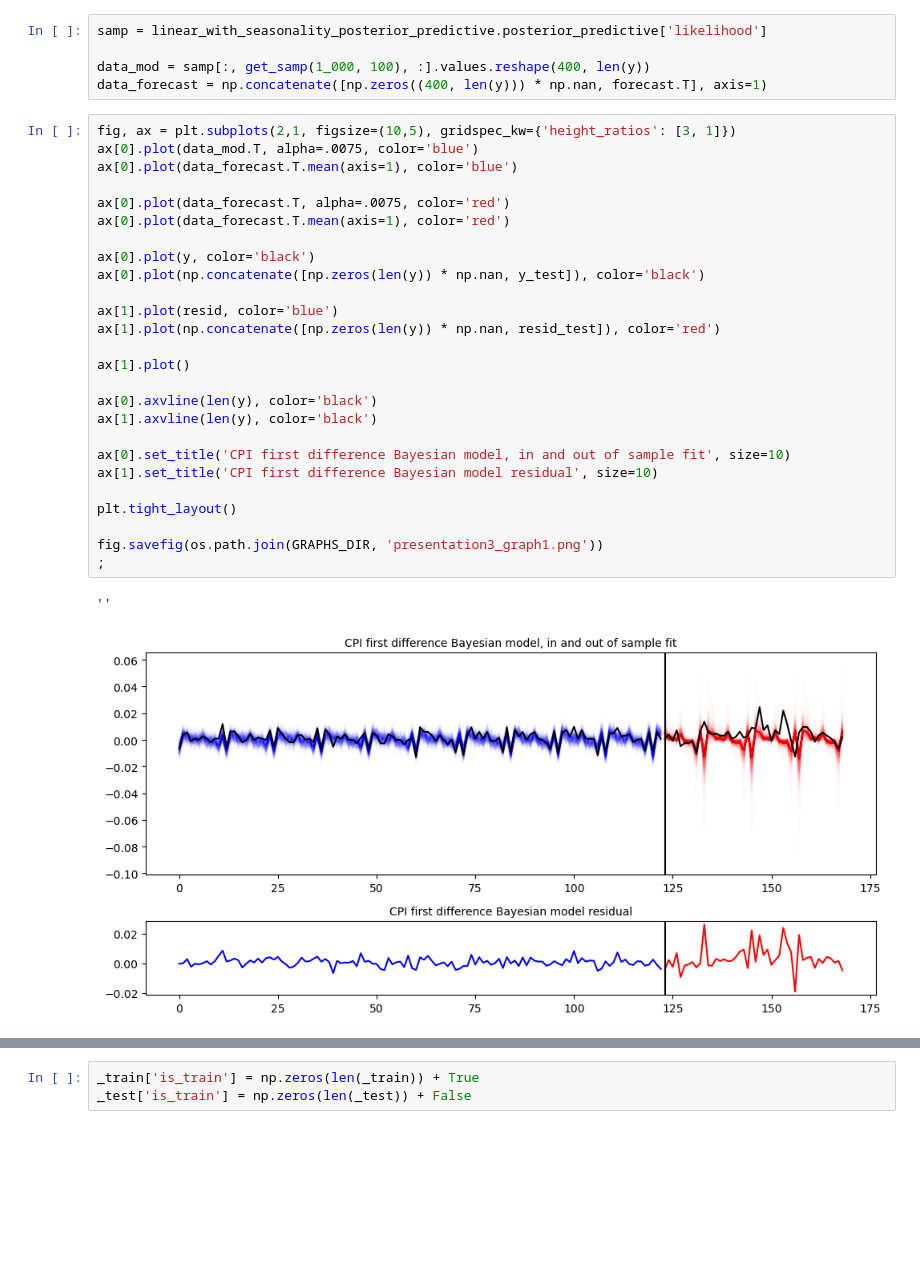
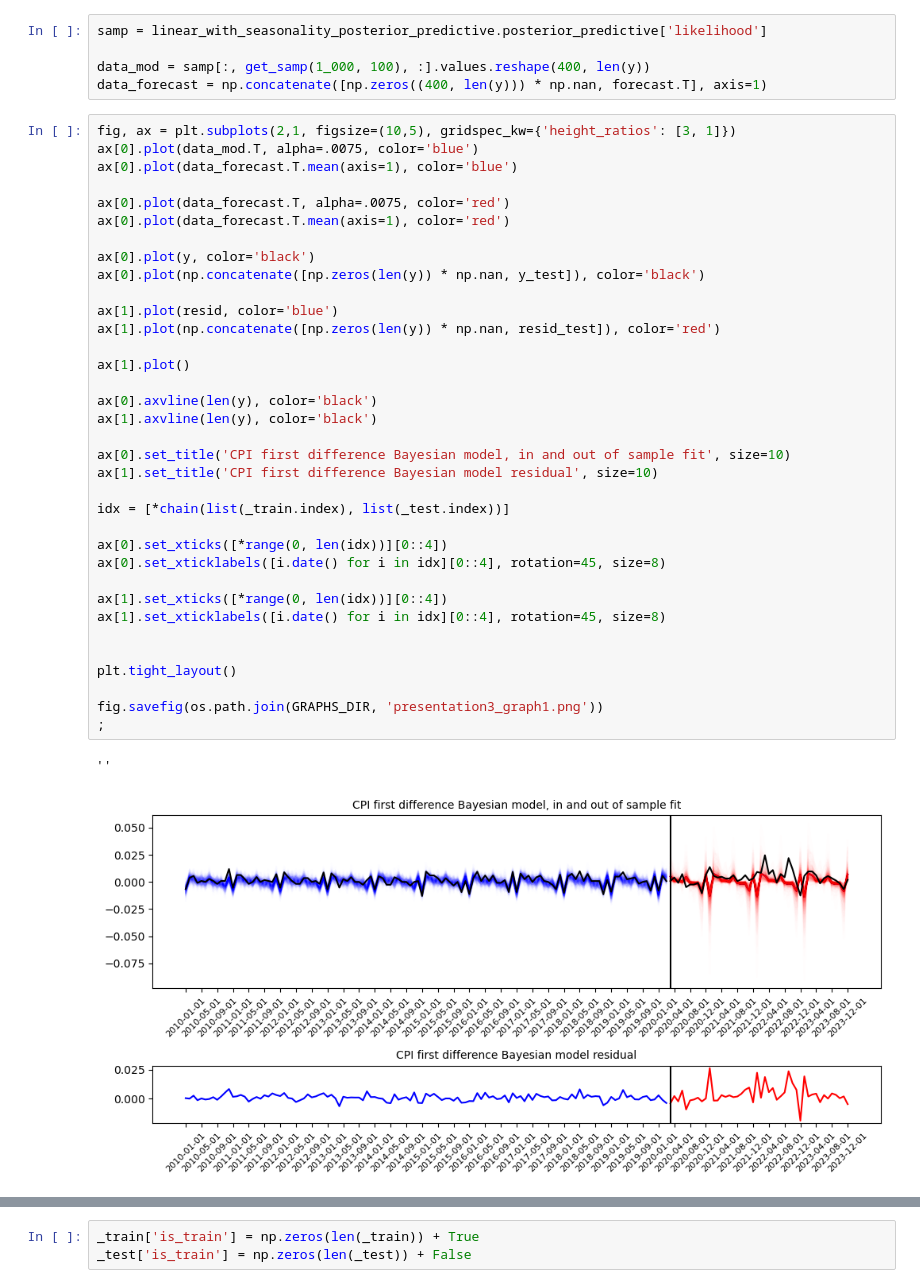
Before and after one commit to lukasgrahl/memoire2, a Jupyter notebook: notebooks/inflation.ipynb, the cells around one changed output, grey strips where cells are left out. Drawn from its saved outputs; the diff is of its cells as text; blank space fills up the shorter version.

```diff
--- a/notebooks/inflation.ipynb
+++ b/notebooks/inflation.ipynb
@@ -265,32 +263,41 @@ data_forecast = np.concatenate([np.zeros((400, len(y))) * np.nan, forecast.T], a
 # %%
 fig, ax = plt.subplots(2,1, figsize=(10,5), gridspec_kw={'height_ratios': [3, 1]})
 ax[0].plot(data_mod.T, alpha=.0075, color='blue')
 ax[0].plot(data_forecast.T.mean(axis=1), color='blue')
 
 ax[0].plot(data_forecast.T, alpha=.0075, color='red')
 ax[0].plot(data_forecast.T.mean(axis=1), color='red')
 
 ax[0].plot(y, color='black')
 ax[0].plot(np.concatenate([np.zeros(len(y)) * np.nan, y_test]), color='black')
 
 ax[1].plot(resid, color='blue')
 ax[1].plot(np.concatenate([np.zeros(len(y)) * np.nan, resid_test]), color='red')
 
 ax[1].plot()
 
 ax[0].axvline(len(y), color='black')
 ax[1].axvline(len(y), color='black')
 
 ax[0].set_title('CPI first difference Bayesian model, in and out of sample fit', size=10)
 ax[1].set_title('CPI first difference Bayesian model residual', size=10)
 
+idx = [*chain(list(_train.index), list(_test.index))]
+
+ax[0].set_xticks([*range(0, len(idx))][0::4])
+ax[0].set_xticklabels([i.date() for i in idx][0::4], rotation=45, size=8)
+
+ax[1].set_xticks([*range(0, len(idx))][0::4])
+ax[1].set_xticklabels([i.date() for i in idx][0::4], rotation=45, size=8)
+
+
 plt.tight_layout()
 
 fig.savefig(os.path.join(GRAPHS_DIR, 'presentation3_graph1.png'))
 ;
 # %% [output]
 ''
-[figure, old version]
+[figure, new version]
 # %%
 fig, ax = plt.subplots(1,2, figsize=(10, 4))
 
```
Also changed, not shown: parts of 21 cells of this notebook, 5 other files.
